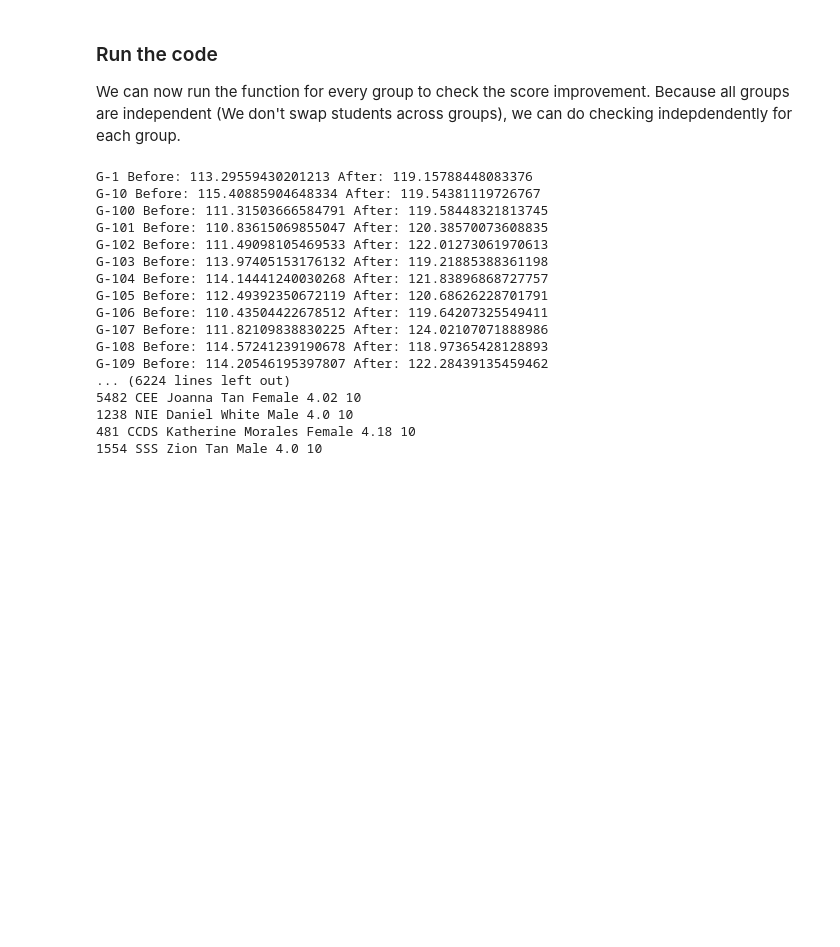
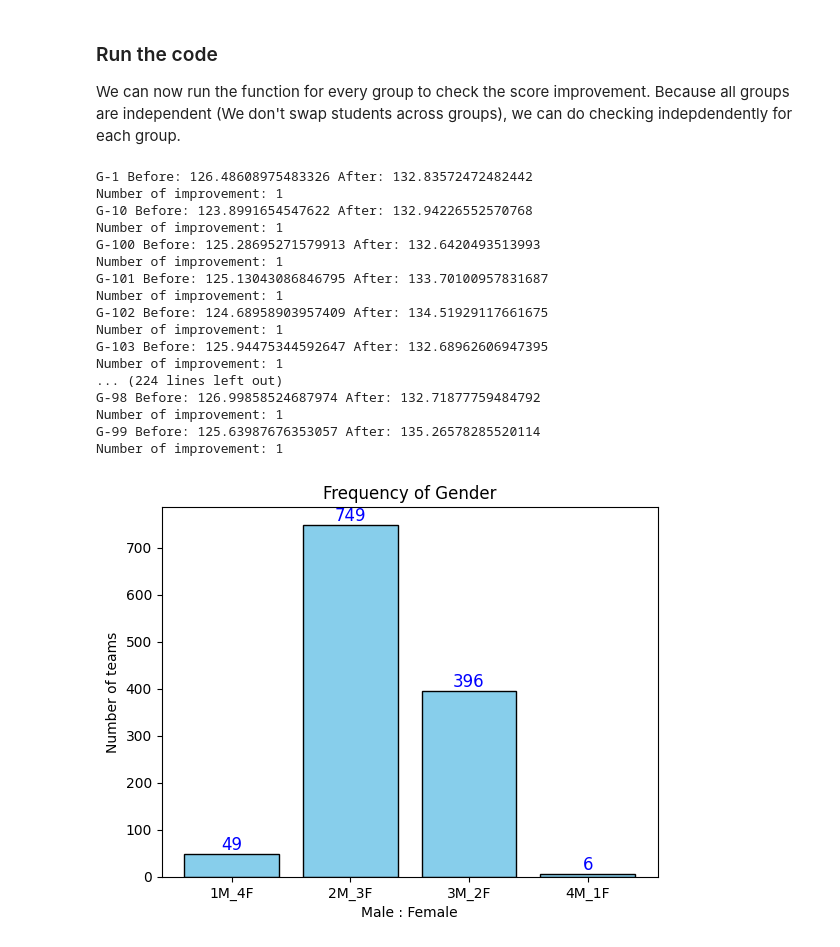
Before and after one commit to CentroidIssue/SC1003-Group-Project, a Jupyter notebook: SC1003_Grp_Project.ipynb, the cells around one changed output. Saved outputs shown, nothing was run; the diff lists cells and outputs as text; code cells hidden in the pictures; blank space fills up the shorter version.

```diff
--- a/SC1003_Grp_Project.ipynb
+++ b/SC1003_Grp_Project.ipynb
@@ -642,28 +686,32 @@ try:
         group_improve(group)
 
 except Exception as e:
-    print(f"An error occurred: {e}")
+    print(traceback.format_exc())
 
-for group in students_by_groups.values():
-    print(group.get_group_score(), group.get_avg_cgpa())
-    for team in group.students_by_teams.values():
-        for student in team.students:
-            print(student)
+# for group in students_by_groups.values():
+#     print(group.get_avg_cgpa())
+#     for team in group.students_by_teams.values():
+#         for student in team.students:
+#             print(student)
 # %% [output]
-G-1 Before: 113.29559430201213 After: 119.15788448083376
-G-10 Before: 115.40885904648334 After: 119.54381119726767
-G-100 Before: 111.31503666584791 After: 119.58448321813745
-G-101 Before: 110.83615069855047 After: 120.38570073608835
-G-102 Before: 111.49098105469533 After: 122.01273061970613
-G-103 Before: 113.97405153176132 After: 119.21885388361198
-G-104 Before: 114.14441240030268 After: 121.83896868727757
-G-105 Before: 112.49392350672119 After: 120.68626228701791
-G-106 Before: 110.43504422678512 After: 119.64207325549411
-G-107 Before: 111.82109838830225 After: 124.02107071888986
-G-108 Before: 114.57241239190678 After: 118.97365428128893
-G-109 Before: 114.20546195397807 After: 122.28439135459462
-... (6224 lines left out)
-5482 CEE Joanna Tan Female 4.02 10
-1238 NIE Daniel White Male 4.0 10
-481 CCDS Katherine Morales Female 4.18 10
-1554 SSS Zion Tan Male 4.0 10
+G-1 Before: 126.48608975483326 After: 132.83572472482442
+Number of improvement: 1
+G-10 Before: 123.8991654547622 After: 132.94226552570768
+Number of improvement: 1
+G-100 Before: 125.28695271579913 After: 132.6420493513993
+Number of improvement: 1
+G-101 Before: 125.13043086846795 After: 133.70100957831687
+Number of improvement: 1
+G-102 Before: 124.68958903957409 After: 134.51929117661675
+Number of improvement: 1
+G-103 Before: 125.94475344592647 After: 132.68962606947395
+Number of improvement: 1
+... (224 lines left out)
+G-98 Before: 126.99858524687974 After: 132.71877759484792
+Number of improvement: 1
+G-99 Before: 125.63987676353057 After: 135.26578285520114
+Number of improvement: 1
+# %%
+plot_frequency_gender()
+# %% [output]
+[figure, added]
```
Also changed, not shown: parts of 47 cells of this notebook, 3 other files.
